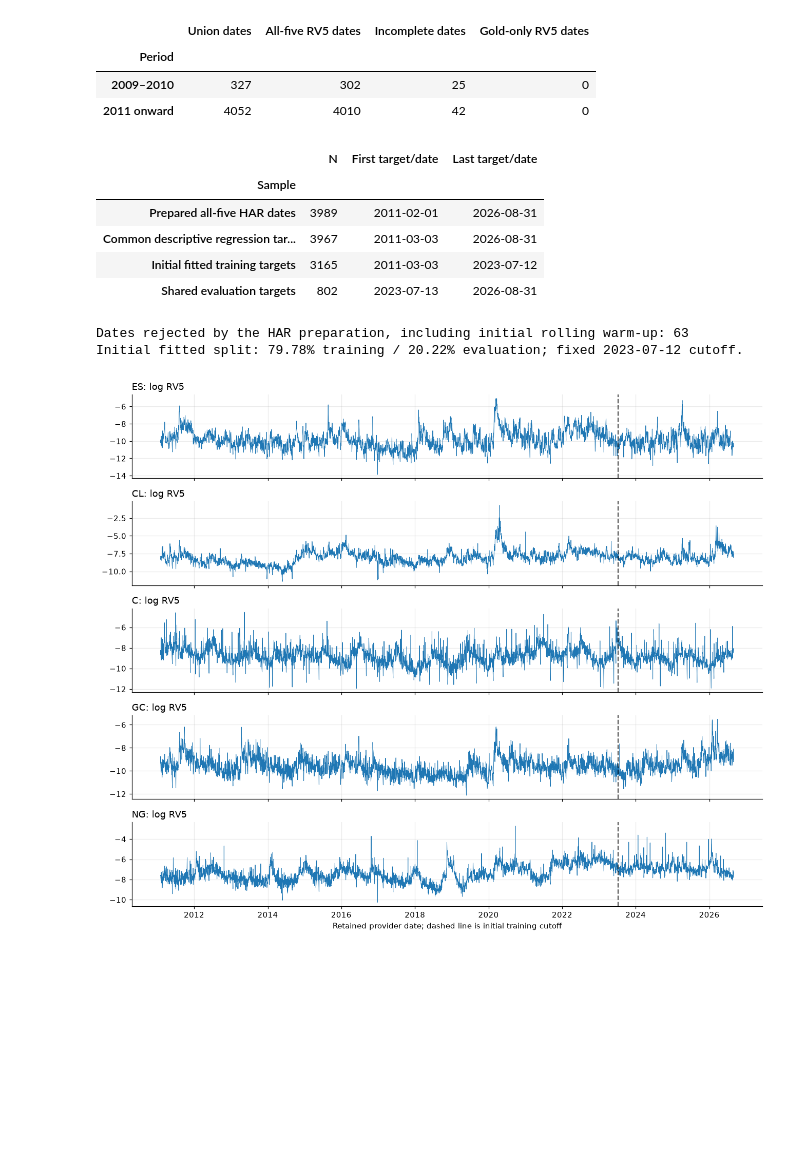
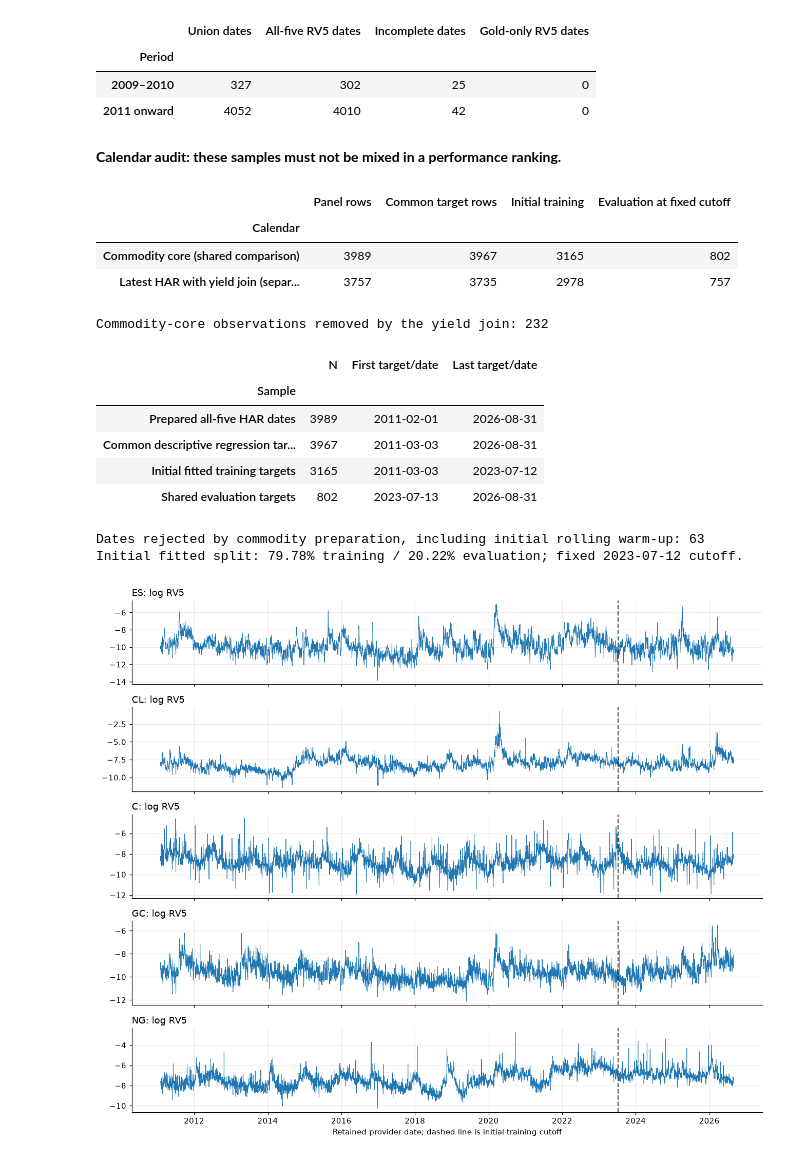
Before and after one commit to Deangr-econ/Quant_methods_project, a Jupyter notebook: VAR_QTFE.ipynb, the cells around one changed output. Cells and saved outputs as stored; diff of their text form; code cells hidden in the pictures; blank space fills up the shorter version.

```diff
--- a/VAR_QTFE.ipynb
+++ b/VAR_QTFE.ipynb
@@ -69,42 +88,66 @@ ES returns are percentage close-to-close log returns. Downside terms equal
 raw = pd.read_csv(source_path, float_precision='round_trip')
 coverage = raw.assign(date=pd.to_datetime(raw['date'])).pivot(index='date', columns='symbol', values='rv5')[cfg['symbols']].sort_index()
 gold_only = coverage['GC'].notna() & coverage.drop(columns='GC').isna().all(axis=1)
 coverage_rows = []
 for label, period in [('2009–2010', coverage.loc[:'2010-12-31']), ('2011 onward', coverage.loc['2011-01-01':])]:
     coverage_rows.append({'Period': label, 'Union dates': len(period), 'All-five RV5 dates': int(period.notna().all(axis=1).sum()),
         'Incomplete dates': int(period.isna().any(axis=1).sum()), 'Gold-only RV5 dates': int(gold_only.reindex(period.index).sum())})
 coverage_table = pd.DataFrame(coverage_rows).set_index('Period')
 display(coverage_table)
 coverage_table.to_csv(OUTPUT / 'raw_rv5_calendar_coverage.csv')
 coverage.isna().loc[coverage.isna().any(axis=1)].to_csv(OUTPUT / 'raw_rv5_missing_markets.csv')
 wide, excluded = prepare_har_data(raw, cfg['sample_start'])
+yield_path = ROOT / cfg['yield_snapshot']
+yield_manifest = json.loads((ROOT / cfg['yield_manifest']).read_text())
+assert sha(yield_path) == yield_manifest['sha256'], 'Yield snapshot differs from recorded retrieval'
+yields = load_yield_snapshot(yield_path)
+yield_wide, yield_excluded = prepare_har_data(raw, cfg['sample_start'], yields=yields)
+pd.testing.assert_frame_equal(yield_wide, reference_har_preparation(raw, yields, ROOT / cfg['har_reference']))
+calendar_rows = []
+for label, panel in [('Commodity core (shared comparison)', wide), ('Latest HAR with yield join (separate)', yield_wide)]:
+    audit_design = aligned_design(panel, cfg['max_lag'], cfg['common_warmup'])
+    known = audit_design['target_dates'] <= pd.Timestamp(cfg['training_end'])
+    calendar_rows.append({'Calendar': label, 'Panel rows': len(panel), 'Common target rows': len(audit_design['y']),
+        'Initial training': int(known.sum()), 'Evaluation at fixed cutoff': int((~known).sum())})
+calendar_audit = pd.DataFrame(calendar_rows).set_index('Calendar')
+display(Markdown('**Calendar audit: these samples must not be mixed in a performance ranking.**'))
+display(calendar_audit)
+print('Commodity-core observations removed by the yield join:', len(wide.index.difference(yield_wide.index)))
+calendar_audit.to_csv(OUTPUT / 'har_calendar_audit.csv')
+pd.DataFrame({'date_removed_by_yield_join': wide.index.difference(yield_wide.index)}).to_csv(OUTPUT / 'har_yield_join_removed_dates.csv', index=False)
 design = aligned_design(wide, cfg['max_lag'], cfg['common_warmup'])
 training_mask = design['target_dates'] <= pd.Timestamp(cfg['training_end'])
 test_dates = pd.DatetimeIndex(design['target_dates'][~training_mask])
 sample_table = pd.DataFrame([
     ['Prepared all-five HAR dates', len(wide), wide.index.min(), wide.index.max()],
     ['Common descriptive regression targets', len(design['y']), design['target_dates'].min(), design['target_dates'].max()],
     ['Initial fitted training targets', int(training_mask.sum()), design['target_dates'][training_mask].min(), design['target_dates'][training_mask].max()],
     ['Shared evaluation targets', len(test_dates), test_dates.min(), test_dates.max()],
 ], columns=['Sample', 'N', 'First target/date', 'Last target/date']).set_index('Sample')
 display(sample_table)
-print('Dates rejected by the HAR preparation, including initial rolling warm-up:', len(excluded))
+print('Dates rejected by commodity preparation, including initial rolling warm-up:', len(excluded))
 excluded.to_csv(OUTPUT / 'har_preparation_exclusions.csv')
 sample_table.to_csv(OUTPUT / 'sample_counts.csv')
 print(f'Initial fitted split: {100*training_mask.mean():.2f}% training / {100*(1-training_mask.mean()):.2f}% evaluation; fixed 2023-07-12 cutoff.')
 # %% [output]
 |  | Union dates | All-five RV5 dates | Incomplete dates | Gold-only RV5 dates |
 | Period |  |  |  |  |
 | 2009–2010 | 327 | 302 | 25 | 0 |
 | 2011 onward | 4052 | 4010 | 42 | 0 |
+**Calendar audit: these samples must not be mixed in a performance ranking.**
-|  | N | First target/date | Last target/date |
-| Sample |  |  |  |
-| Prepared all-five HAR dates | 3989 | 2011-02-01 | 2026-08-31 |
-| Common descriptive regression tar... | 3967 | 2011-03-03 | 2026-08-31 |
-| Initial fitted training targets | 3165 | 2011-03-03 | 2023-07-12 |
-| Shared evaluation targets | 802 | 2023-07-13 | 2026-08-31 |
+|  | Panel rows | Common target rows | Initial training | Evaluation at fixed cutoff |
+| Calendar |  |  |  |  |
+| Commodity core (shared comparison) | 3989 | 3967 | 3165 | 802 |
+| Latest HAR with yield join (separ... | 3757 | 3735 | 2978 | 757 |
-Dates rejected by the HAR preparation, including initial rolling warm-up: 63
-Initial fitted split: 79.78% training / 20.22% evaluation; fixed 2023-07-12 cutoff.
+Commodity-core observations removed by the yield join: 232
+|  | N | First target/date | Last target/date |
+| Sample |  |  |  |
+| Prepared all-five HAR dates | 3989 | 2011-02-01 | 2026-08-31 |
+| Common descriptive regression tar... | 3967 | 2011-03-03 | 2026-08-31 |
+| Initial fitted training targets | 3165 | 2011-03-03 | 2023-07-12 |
+| Shared evaluation targets | 802 | 2023-07-13 | 2026-08-31 |
+Dates rejected by commodity preparation, including initial rolling warm-up: 63
+Initial fitted split: 79.78% training / 20.22% evaluation; fixed 2023-07-12 cutoff.
 # %%
 fig, axes = plt.subplots(5, 1, figsize=(12, 10), sharex=True)
 for ax, symbol in zip(axes, cfg['symbols']):
```
Also changed, not shown: parts of 11 cells of this notebook, 13 other files.
